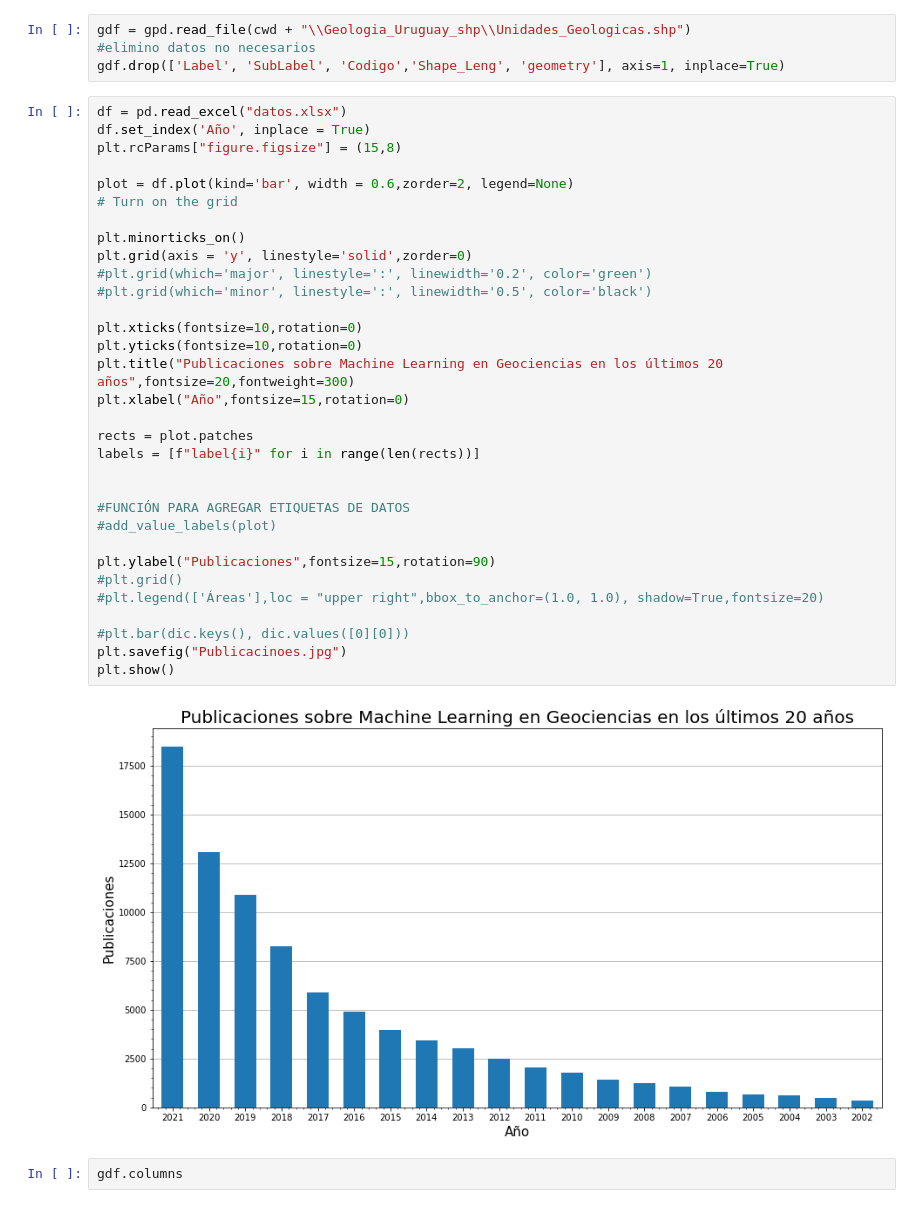
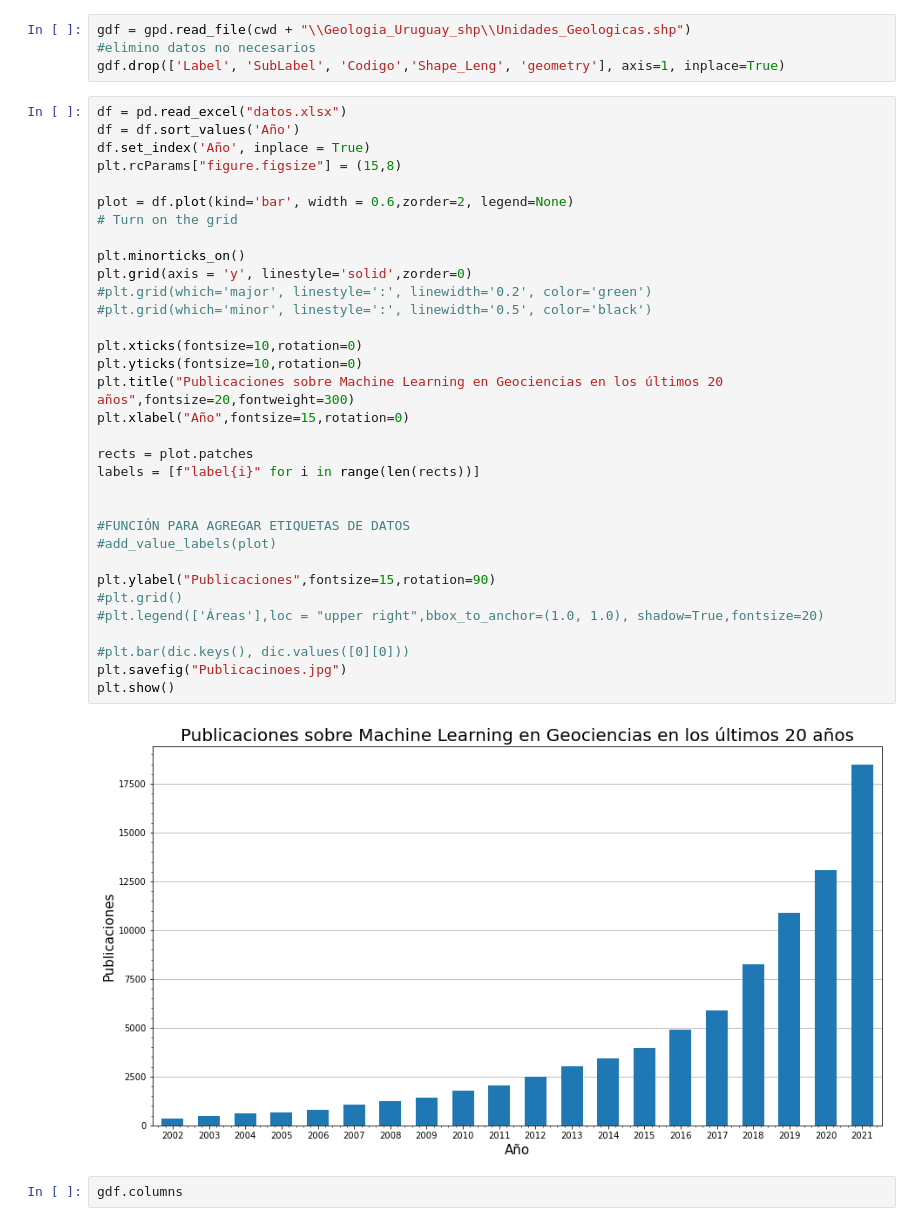
Before and after one commit to rubensdmp/GeoPython, a Jupyter notebook: GeoUy/AnalisFm.ipynb, the cells around one changed output. Cells and saved outputs as stored; diff of their text form.

```diff
--- a/GeoUy/AnalisFm.ipynb
+++ b/GeoUy/AnalisFm.ipynb
@@ -20,38 +20,39 @@ gdf = gpd.read_file(cwd + "\\Geologia_Uruguay_shp\\Unidades_Geologicas.shp")
 gdf.drop(['Label', 'SubLabel', 'Codigo','Shape_Leng', 'geometry'], axis=1, inplace=True)
 # %%
 df = pd.read_excel("datos.xlsx")
+df = df.sort_values('Año')
 df.set_index('Año', inplace = True)
 plt.rcParams["figure.figsize"] = (15,8)
 
 plot = df.plot(kind='bar', width = 0.6,zorder=2, legend=None)
 # Turn on the grid
 
 plt.minorticks_on()
 plt.grid(axis = 'y', linestyle='solid',zorder=0)
 #plt.grid(which='major', linestyle=':', linewidth='0.2', color='green')
 #plt.grid(which='minor', linestyle=':', linewidth='0.5', color='black')
 
 plt.xticks(fontsize=10,rotation=0)
 plt.yticks(fontsize=10,rotation=0)
 plt.title("Publicaciones sobre Machine Learning en Geociencias en los últimos 20 años",fontsize=20,fontweight=300)
 plt.xlabel("Año",fontsize=15,rotation=0)
 
 rects = plot.patches
 labels = [f"label{i}" for i in range(len(rects))]
 
 
 #FUNCIÓN PARA AGREGAR ETIQUETAS DE DATOS
 #add_value_labels(plot)
 
 plt.ylabel("Publicaciones",fontsize=15,rotation=90)
 #plt.grid()
 #plt.legend(['Áreas'],loc = "upper right",bbox_to_anchor=(1.0, 1.0), shadow=True,fontsize=20)
 
 #plt.bar(dic.keys(), dic.values([0][0]))
 plt.savefig("Publicacinoes.jpg")
 plt.show()
 # %% [output]
-[figure, old version]
+[figure, new version]
 # %%
 gdf.columns
 # %% [output]
```
Also changed, not shown: 1 other file.
